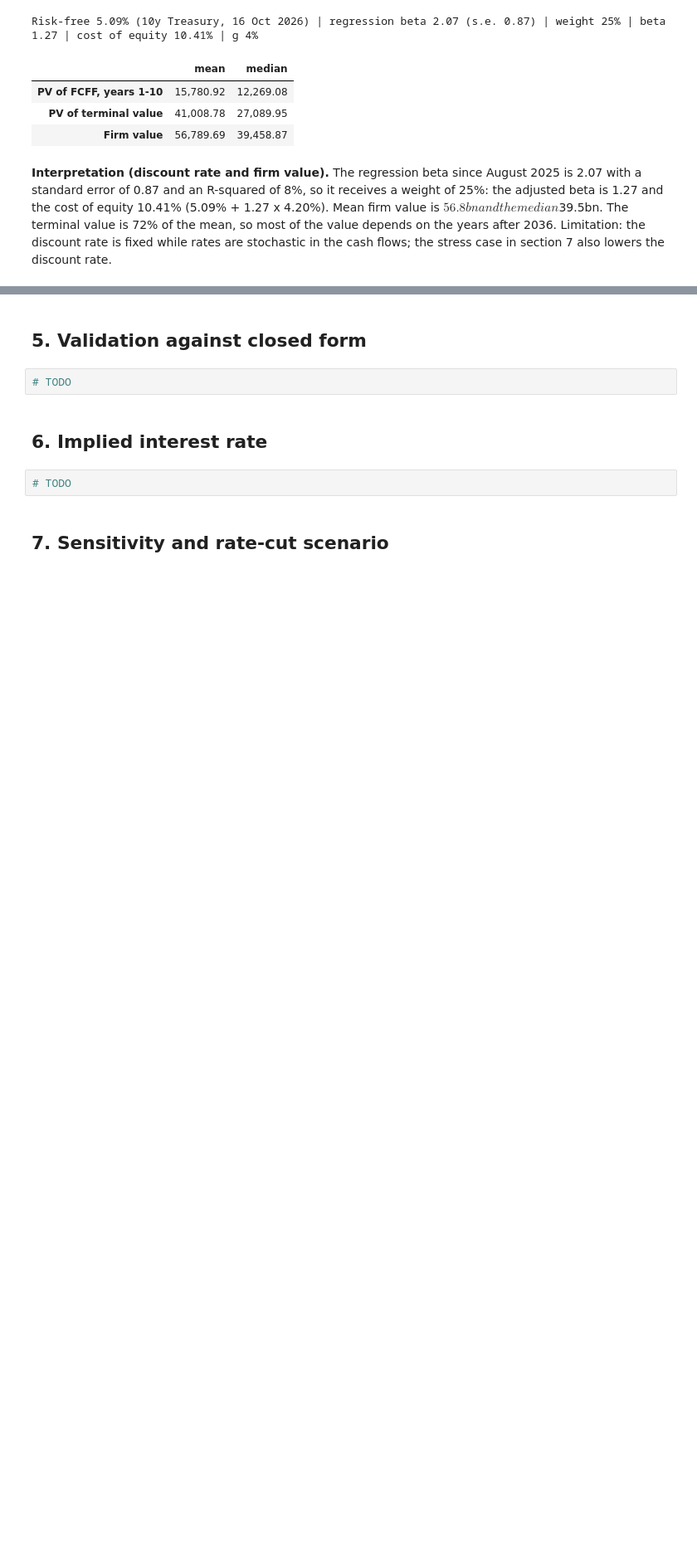
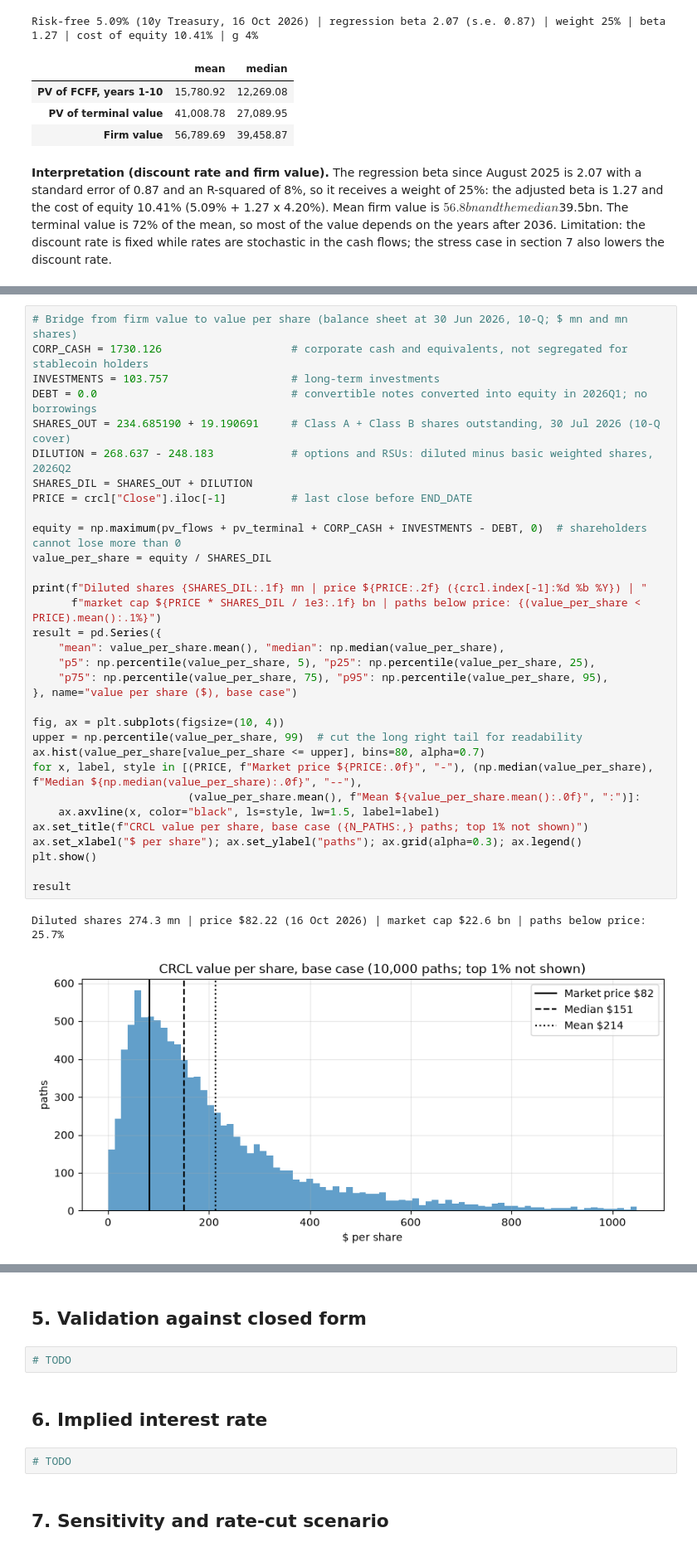
Before and after one commit to ChristopheAbelem/circle-valuation, a Jupyter notebook: notebooks/circle_valuation.ipynb, the cells around one changed output, grey strips where cells are left out. Shown at 83% size. Cells and saved outputs as stored; diff of their text form; blank space fills up the shorter version.

Commit message:
Add section 4: Monte Carlo, cash flows, discount rate and value per share

```diff
--- a/notebooks/circle_valuation.ipynb
+++ b/notebooks/circle_valuation.ipynb
@@ -685,0 +689,35 @@ Risk-free 5.09% (10y Treasury, 16 Oct 2026) | regression beta 2.07 (s.e. 0.87) |
+# %%
+# Bridge from firm value to value per share (balance sheet at 30 Jun 2026, 10-Q; $ mn and mn shares)
+CORP_CASH = 1730.126                    # corporate cash and equivalents, not segregated for stablecoin holders
+INVESTMENTS = 103.757                   # long-term investments
+DEBT = 0.0                              # convertible notes converted into equity in 2026Q1; no borrowings
+SHARES_OUT = 234.685190 + 19.190691     # Class A + Class B shares outstanding, 30 Jul 2026 (10-Q cover)
+DILUTION = 268.637 - 248.183            # options and RSUs: diluted minus basic weighted shares, 2026Q2
+SHARES_DIL = SHARES_OUT + DILUTION
+PRICE = crcl["Close"].iloc[-1]          # last close before END_DATE
+
+equity = np.maximum(pv_flows + pv_terminal + CORP_CASH + INVESTMENTS - DEBT, 0)  # shareholders cannot lose more than 0
+value_per_share = equity / SHARES_DIL
+
+print(f"Diluted shares {SHARES_DIL:.1f} mn | price ${PRICE:.2f} ({crcl.index[-1]:%d %b %Y}) | "
+      f"market cap ${PRICE * SHARES_DIL / 1e3:.1f} bn | paths below price: {(value_per_share < PRICE).mean():.1%}")
+result = pd.Series({
+    "mean": value_per_share.mean(), "median": np.median(value_per_share),
+    "p5": np.percentile(value_per_share, 5), "p25": np.percentile(value_per_share, 25),
+    "p75": np.percentile(value_per_share, 75), "p95": np.percentile(value_per_share, 95),
+}, name="value per share ($), base case")
+
+fig, ax = plt.subplots(figsize=(10, 4))
+upper = np.percentile(value_per_share, 99)  # cut the long right tail for readability
+ax.hist(value_per_share[value_per_share <= upper], bins=80, alpha=0.7)
+for x, label, style in [(PRICE, f"Market price ${PRICE:.0f}", "-"), (np.median(value_per_share), f"Median ${np.median(value_per_share):.0f}", "--"),
+                        (value_per_share.mean(), f"Mean ${value_per_share.mean():.0f}", ":")]:
+    ax.axvline(x, color="black", ls=style, lw=1.5, label=label)
+ax.set_title(f"CRCL value per share, base case ({N_PATHS:,} paths; top 1% not shown)")
+ax.set_xlabel("$ per share"); ax.set_ylabel("paths"); ax.grid(alpha=0.3); ax.legend()
+plt.show()
+
+result
+# %% [output]
+Diluted shares 274.3 mn | price $82.22 (16 Oct 2026) | market cap $22.6 bn | paths below price: 25.7%
+[figure, added]
```
Also changed, not shown: parts of 3 cells of this notebook.
